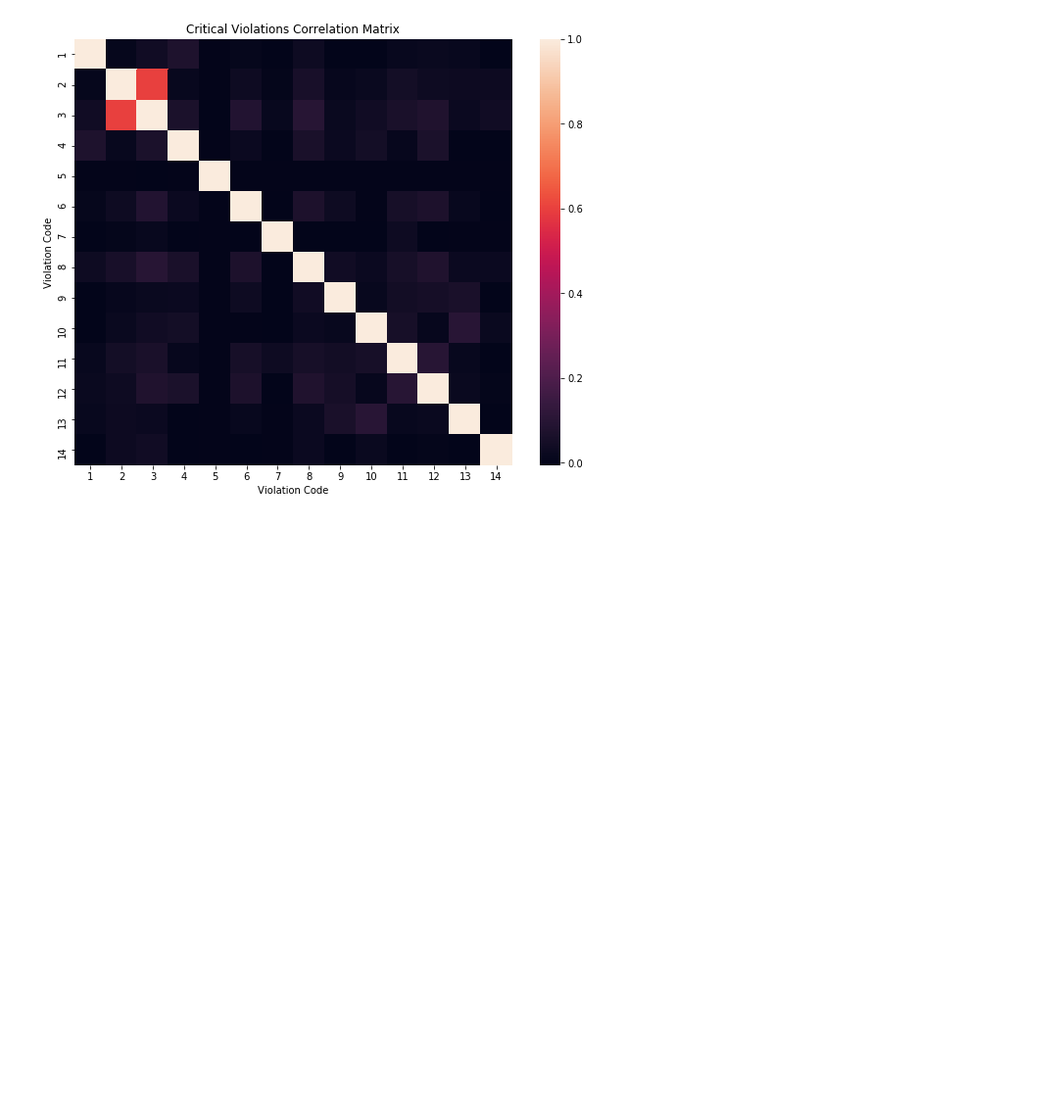
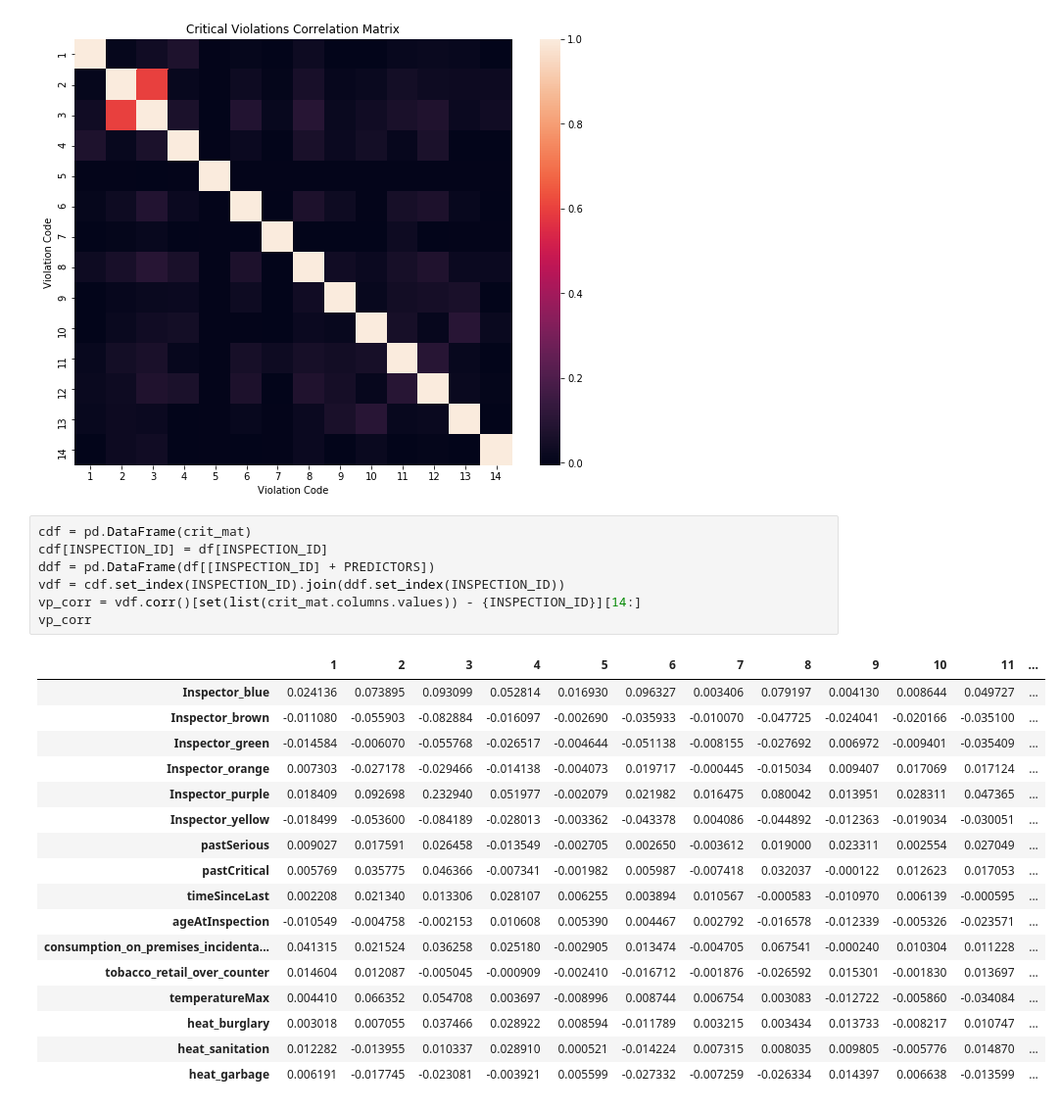
Before and after one commit to vingkan/foodinspectionforecasting, a Jupyter notebook: IIT/13_violations.ipynb, the cells around one changed output. Shown at 98% size. Saved outputs shown, nothing was run; the diff lists cells and outputs as text; blank space fills up the shorter version.

```diff
--- a/IIT/13_violations.ipynb
+++ b/IIT/13_violations.ipynb
@@ -118,3 +99,28 @@ plt.title("Critical Violations Correlation Matrix")
 plt.show()
 # %% [output]
 [figure]
+# %%
+cdf = pd.DataFrame(crit_mat)
+cdf[INSPECTION_ID] = df[INSPECTION_ID]
+ddf = pd.DataFrame(df[[INSPECTION_ID] + PREDICTORS])
+vdf = cdf.set_index(INSPECTION_ID).join(ddf.set_index(INSPECTION_ID))
+vp_corr = vdf.corr()[set(list(crit_mat.columns.values)) - {INSPECTION_ID}][14:]
+vp_corr
+# %% [output]
+|  | 1 | 2 | 3 | 4 | 5 | 6 | 7 | 8 | 9 | 10 | 11 | ... |
+| Inspector_blue | 0.024136 | 0.073895 | 0.093099 | 0.052814 | 0.016930 | 0.096327 | 0.003406 | 0.079197 | 0.004130 | 0.008644 | 0.049727 | ... |
+| Inspector_brown | -0.011080 | -0.055903 | -0.082884 | -0.016097 | -0.002690 | -0.035933 | -0.010070 | -0.047725 | -0.024041 | -0.020166 | -0.035100 | ... |
+| Inspector_green | -0.014584 | -0.006070 | -0.055768 | -0.026517 | -0.004644 | -0.051138 | -0.008155 | -0.027692 | 0.006972 | -0.009401 | -0.035409 | ... |
+| Inspector_orange | 0.007303 | -0.027178 | -0.029466 | -0.014138 | -0.004073 | 0.019717 | -0.000445 | -0.015034 | 0.009407 | 0.017069 | 0.017124 | ... |
+| Inspector_purple | 0.018409 | 0.092698 | 0.232940 | 0.051977 | -0.002079 | 0.021982 | 0.016475 | 0.080042 | 0.013951 | 0.028311 | 0.047365 | ... |
+| Inspector_yellow | -0.018499 | -0.053600 | -0.084189 | -0.028013 | -0.003362 | -0.043378 | 0.004086 | -0.044892 | -0.012363 | -0.019034 | -0.030051 | ... |
+| pastSerious | 0.009027 | 0.017591 | 0.026458 | -0.013549 | -0.002705 | 0.002650 | -0.003612 | 0.019000 | 0.023311 | 0.002554 | 0.027049 | ... |
+| pastCritical | 0.005769 | 0.035775 | 0.046366 | -0.007341 | -0.001982 | 0.005987 | -0.007418 | 0.032037 | -0.000122 | 0.012623 | 0.017053 | ... |
+| timeSinceLast | 0.002208 | 0.021340 | 0.013306 | 0.028107 | 0.006255 | 0.003894 | 0.010567 | -0.000583 | -0.010970 | 0.006139 | -0.000595 | ... |
+| ageAtInspection | -0.010549 | -0.004758 | -0.002153 | 0.010608 | 0.005390 | 0.004467 | 0.002792 | -0.016578 | -0.012339 | -0.005326 | -0.023571 | ... |
+| consumption_on_premises_incidenta... | 0.041315 | 0.021524 | 0.036258 | 0.025180 | -0.002905 | 0.013474 | -0.004705 | 0.067541 | -0.000240 | 0.010304 | 0.011228 | ... |
+| tobacco_retail_over_counter | 0.014604 | 0.012087 | -0.005045 | -0.000909 | -0.002410 | -0.016712 | -0.001876 | -0.026592 | 0.015301 | -0.001830 | 0.013697 | ... |
+| temperatureMax | 0.004410 | 0.066352 | 0.054708 | 0.003697 | -0.008996 | 0.008744 | 0.006754 | 0.003083 | -0.012722 | -0.005860 | -0.034084 | ... |
+| heat_burglary | 0.003018 | 0.007055 | 0.037466 | 0.028922 | 0.008594 | -0.011789 | 0.003215 | 0.003434 | 0.013733 | -0.008217 | 0.010747 | ... |
+| heat_sanitation | 0.012282 | -0.013955 | 0.010337 | 0.028910 | 0.000521 | -0.014224 | 0.007315 | 0.008035 | 0.009805 | -0.005776 | 0.014870 | ... |
+| heat_garbage | 0.006191 | -0.017745 | -0.023081 | -0.003921 | 0.005599 | -0.027332 | -0.007259 | -0.026334 | 0.014397 | 0.006638 | -0.013599 | ... |
```
Also changed, not shown: parts of 10 cells of this notebook.
